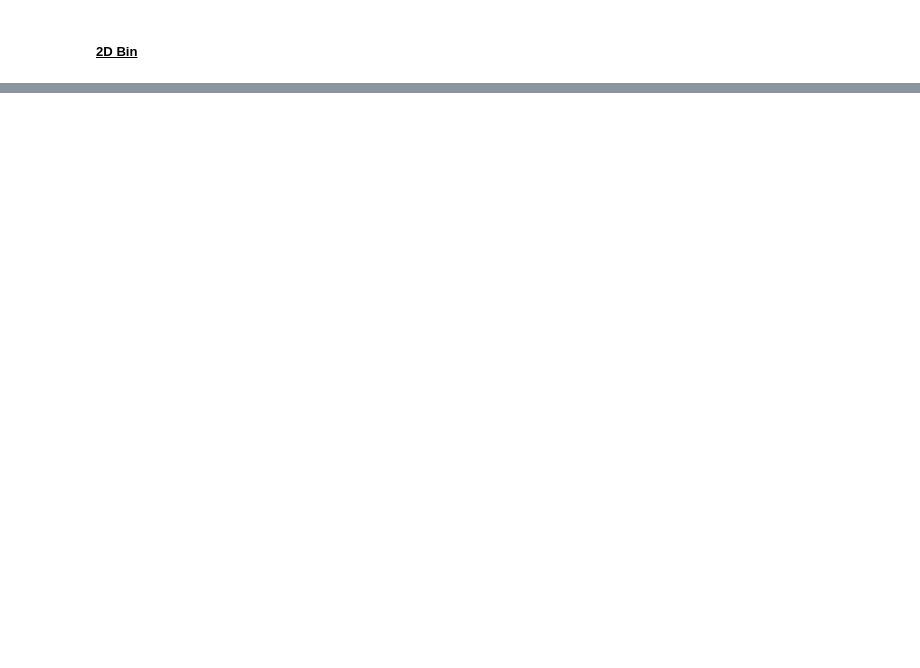
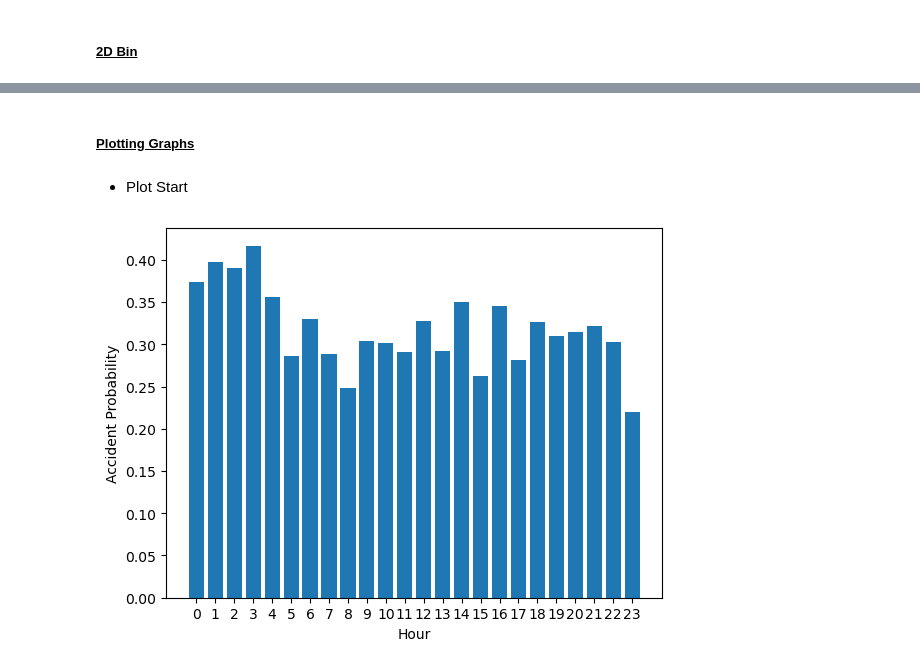
Before and after one commit to ThomasQTruong/CS-4650, a Jupyter notebook: project3/HW3_Thomas_Truong.ipynb, the cells around one changed output, grey strips where cells are left out. Cells and saved outputs as stored; diff of their text form; code cells hidden in the pictures; blank space fills up the shorter version.

```diff
--- a/project3/HW3_Thomas_Truong.ipynb
+++ b/project3/HW3_Thomas_Truong.ipynb
@@ -192,0 +176,26 @@ dataframe_bins
+# %%
+RESULT_COLUMNS = ["Type 1", "Type 2", "Type 1 & 2"]
+
+# Calculates the accident probability for a bin.
+def get_accident_probability(dataframe, column_name, bin_number):
+  classes = [0, 0, 0]
+  for item in dataframe[dataframe[column_name] == bin_number].iterrows():
+    classes[pd.to_numeric(item[1]["Class"])] += 1
+
+  # Get the probabilty of accidents [1, 2, total].
+  type1_prob = classes[1] / sum(classes)
+  type2_prob = classes[2] / sum(classes)
+  type_dict = {"Type 1": type1_prob, "Type 2": type2_prob, "Type 1 & 2": type1_prob + type2_prob}
+  return type_dict
+
+
+# Calculate all probabilites and store it into an array.
+start_probs = []
+for i in range(0, 24, X_HOURS_PER_BIN):
+  start_probs.append(get_accident_probability(dataframe_bins, "_Start", i))
+
+
+# Get chances of accident per bin.
+start_result = pd.DataFrame(start_probs)
+
+start_result
@@ -192,0 +220,16 @@ dataframe_bins
+# %% [markdown]
+##### <u>Plotting Graphs</u>
+# %% [markdown]
+- Plot Start
+# %%
+import matplotlib.pyplot as plt
+
+hours = np.arange(0, 24, X_HOURS_PER_BIN)
+
+plt.bar(hours, start_result["Type 1 & 2"])
+plt.xticks(hours)
+plt.xlabel("Hour")
+plt.ylabel("Accident Probability")
+plt.show()
+# %% [output]
+[figure, added]
```
Also changed, not shown: parts of 9 cells of this notebook.
